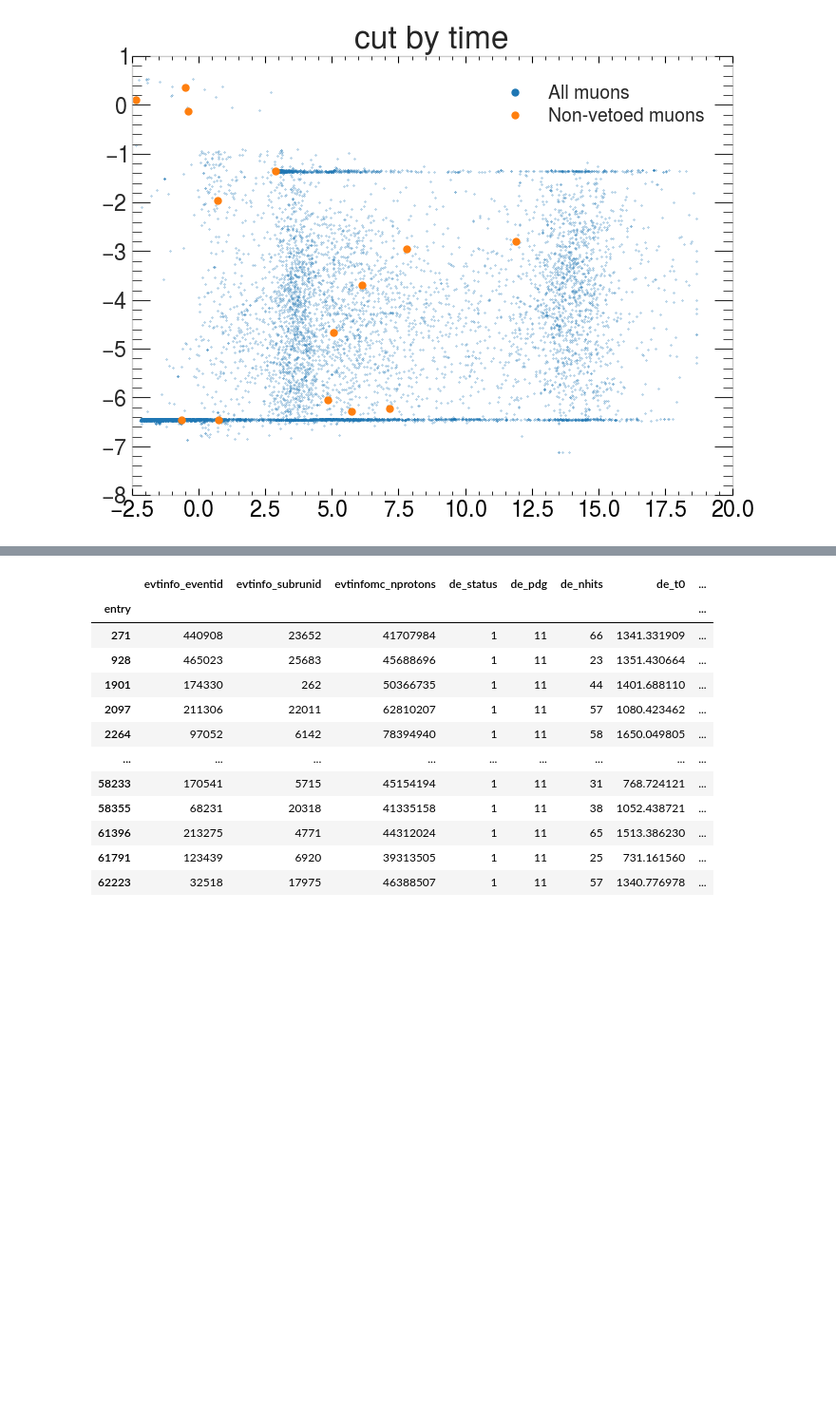
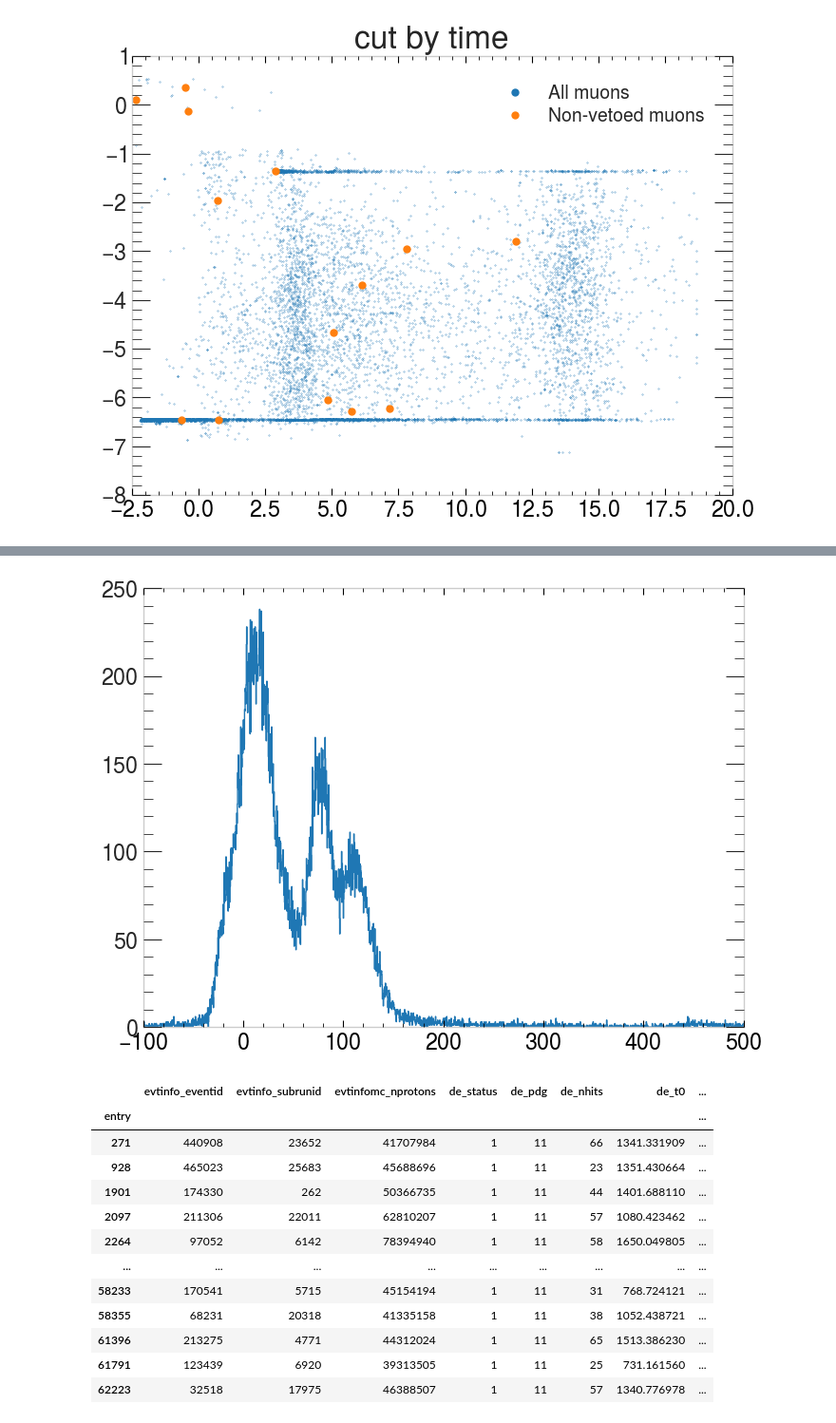
Before and after one commit to aamirkhanov/mu2e_crv, a Jupyter notebook: BackgroundEstimatorCRY5_v2.ipynb, the cells around one changed output, grey strips where cells are left out. Shown at 95% size. Drawn from its saved outputs; the diff is of its cells as text; code cells hidden in the pictures; blank space fills up the shorter version.

```diff
--- a/BackgroundEstimatorCRY5_v2.ipynb
+++ b/BackgroundEstimatorCRY5_v2.ipynb
@@ -366,3 +376,7 @@ dfCRY5.query(cut_tmp_time)
+# %%
+plt.hist(df['de_t0']-df['crvinfo_timeWindowStart'], range=(-100, 500), bins=2000, histtype='step');
+# %% [output]
+[figure, added]
 # %%
 dfCRY5.query(cut_current+"& "+cut_t0+" & abs(demcpri_pdg) == 13 & crvsummarymc_z>-9999")
 # %% [output]
```
Also changed, not shown: parts of 5 cells of this notebook.
